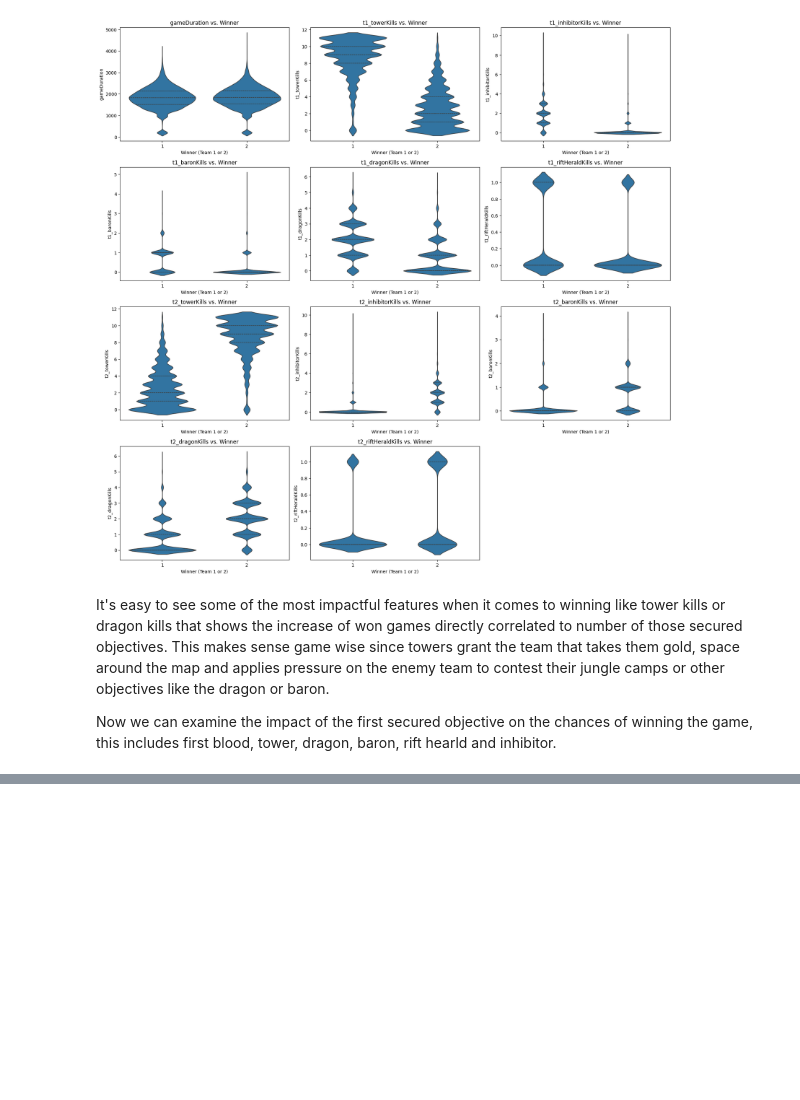
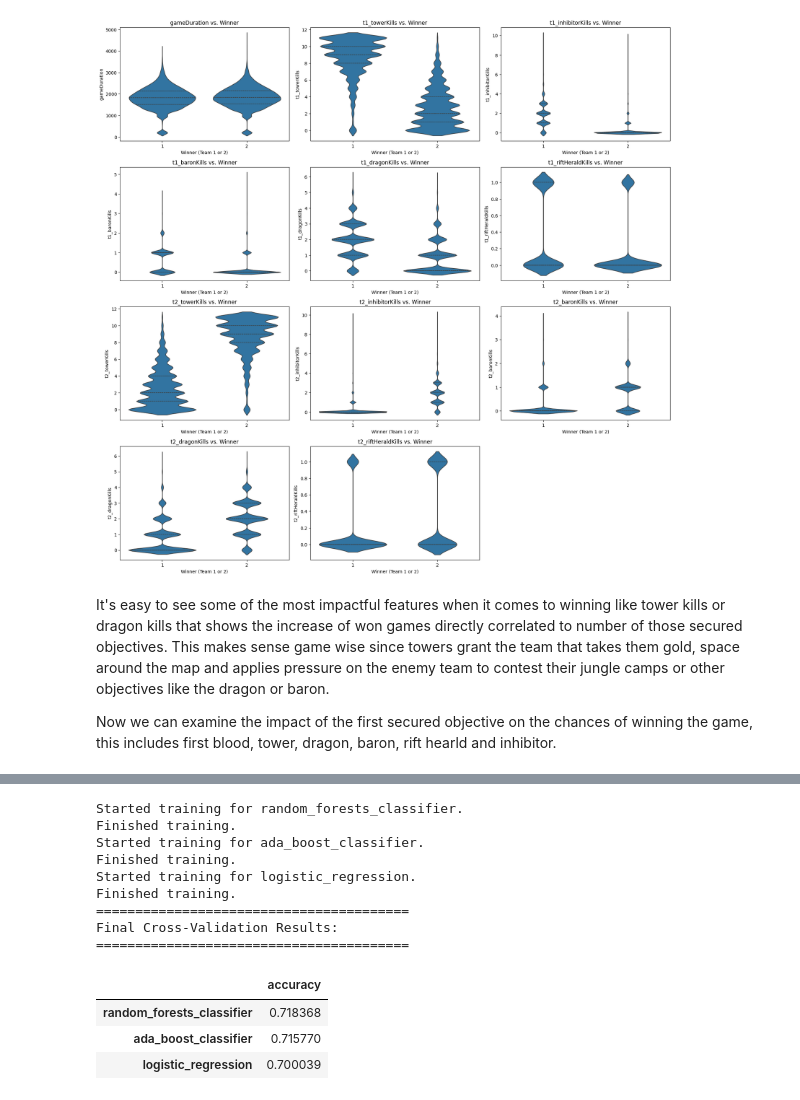
Before and after one commit to jadosh123/lol-ranked-game-predictor, a Jupyter notebook: data_exploration.ipynb, the cells around one changed output, grey strips where cells are left out. Saved outputs shown, nothing was run; the diff lists cells and outputs as text; code cells hidden in the pictures; blank space fills up the shorter version.

```diff
--- a/data_exploration.ipynb
+++ b/data_exploration.ipynb
@@ -174,0 +195,65 @@ The impact of taking and not taking the first objectives on win probability for
+# %%
+from sklearn.ensemble import RandomForestClassifier, AdaBoostClassifier
+from sklearn.linear_model import LogisticRegression
+from sklearn.model_selection import cross_val_score, train_test_split
+from sklearn.pipeline import Pipeline
+from sklearn.preprocessing import StandardScaler
+
+# Store the target column
+y = df['winner']
+X = df.drop('winner', axis=1)
+
+# Now lets drop the post game data such as total tower kills and other objectives
+# We do this because we want the model to predict the game outcome based on the first events
+col_names = ['tower', 'inhibitor', 'baron', 'dragon', 'riftHerald']
+for team in [1, 2]:
+    for event in col_names:
+        X.drop(f't{team}_{event}Kills', axis=1, inplace=True)
+
+# I chose to drop baron and inhibitor since they are late game events usually (baron spawns at 20 minutes)
+X.drop(['firstBaron', 'firstInhibitor'], axis=1, inplace=True)
+
+# Split the data
+X_train, X_test, y_train, y_test = train_test_split(X, y, train_size=0.8, random_state=42)
+
+# Create and store the models in a dictionary to loop over
+models = {
+    "random_forests_classifier": RandomForestClassifier(random_state=42, n_jobs=-1),
+    "ada_boost_classifier": AdaBoostClassifier(random_state=42),
+    "logistic_regression": LogisticRegression(random_state=42, n_jobs=-1)
+}
+
+results = {}
+
+# This is the main training loop
+for name, model in models.items():
+    print(f"Started training for {name}.")
+    pipe = Pipeline(steps=[
+        ('scaler', StandardScaler()),
+        (f'{name}', model)
+    ])
+    acc = cross_val_score(pipe, X=X_train, y=y_train, n_jobs=-1, scoring='accuracy', cv=5)
+
+    results[name] = {'accuracy': acc.mean()}
+    print("Finished training.")
+
+# Now we display the results
+results_df = pd.DataFrame(results).T
+print("="*40)
+print("Final Cross-Validation Results:")
+print("="*40)
+display(results_df)
+# %% [output]
+Started training for random_forests_classifier.
+Finished training.
+Started training for ada_boost_classifier.
+Finished training.
+Started training for logistic_regression.
+Finished training.
+========================================
+Final Cross-Validation Results:
+========================================
+|  | accuracy |
+| random_forests_classifier | 0.718368 |
+| ada_boost_classifier | 0.715770 |
+| logistic_regression | 0.700039 |
```
Also changed, not shown: parts of 5 cells of this notebook, 1 other file.
